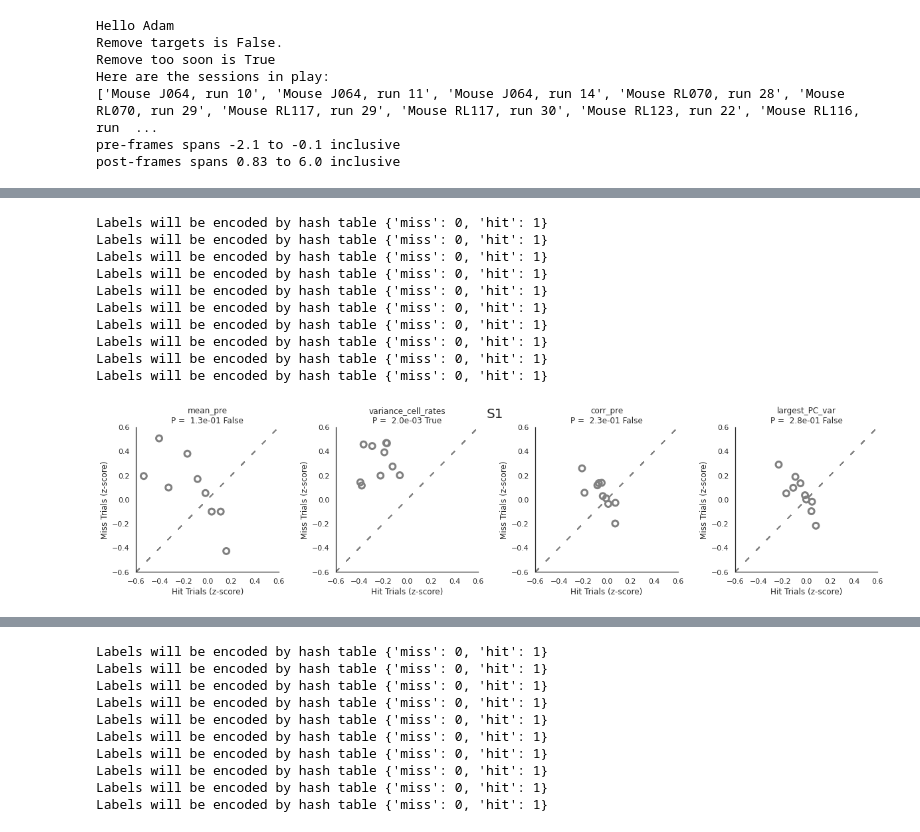
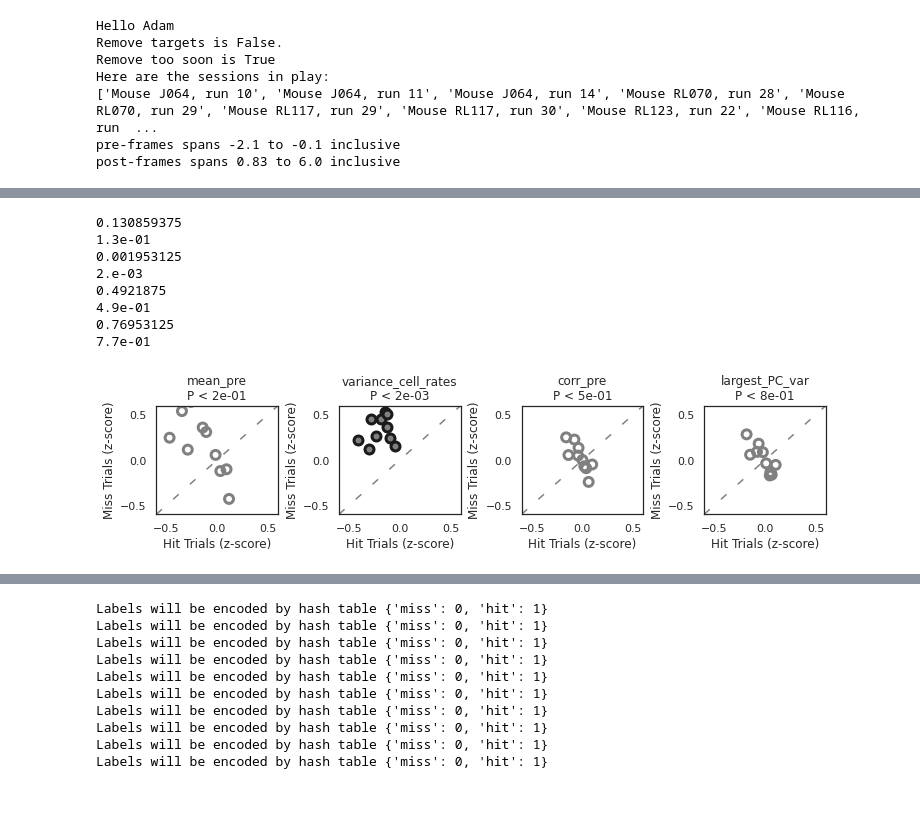
Before and after one commit to Packer-Lab/popping-off, a Jupyter notebook: notebooks/Paper Figures/Figure4.ipynb, the cells around one changed output, grey strips where cells are left out. Saved outputs shown, nothing was run; the diff lists cells and outputs as text; code cells hidden in the pictures; blank space fills up the shorter version.

```diff
--- a/notebooks/Paper Figures/Figure4.ipynb
+++ b/notebooks/Paper Figures/Figure4.ipynb
@@ -199,60 +129,19 @@ def get_covariates(lm, region, match_tnums=False):
 # %%
-# for region in ['s1', 's2', 'all']:
-for region in ['s1']:
+region = 's1'
 
-    cov_dicts = []
-    for linear_model in pas.linear_models:
-        cov_dicts.append(get_covariates(linear_model, region))
-
-    plt.figure(figsize=(20,4))
-    n_plots = 0
-
-    cov_names = ['mean_pre', 'variance_cell_rates', 'corr_pre', 'largest_PC_var']
-
-    for cov_name in cov_names:
-        n_plots += 1
-        ax = plt.subplot(1,4,n_plots)
-
-        all_hit = []
-        all_miss = []
-
-        for cov_dict in cov_dicts:
-
-            data = stats.zscore(cov_dict[cov_name])
-
-            hit = data[cov_dict['y']==1]
-            miss = data[cov_dict['y']==0]
-
-            plt.scatter(np.mean(hit), np.mean(miss), s=80, facecolors='none', edgecolors='grey',
-                        linewidth=3)
-
-            lims = (-0.6,0.6)
-            plt.xlim(lims)
-            plt.ylim(lims)
-
-            plt.plot(lims, lims, linestyle=(0, (5, 10)), color='grey')
-
-            all_hit.append(np.mean(hit))
-            all_miss.append(np.mean(miss))
-
-            plt.xlabel('Hit Trials (z-score)')
-            plt.ylabel('Miss Trials (z-score)')
-
-        _, p_val = stats.wilcoxon(all_hit, all_miss)
-        plt.title(f'{cov_name}\nP = {p_val: .1e} {p_val<(0.05 / len(cov_names))}')
-    plt.subplots_adjust(wspace=0.4, hspace=0.7)
-    plt.suptitle(region.upper(), fontsize=20)
-
-#     save_figure(f'covarites_sessions_{region}')
+cov_dicts = {}
+for i_lm, linear_model in enumerate(pas.linear_models):
+    cov_dicts[i_lm] = pof.get_covariates(linear_model, region)
-# %% [output]
-Labels will be encoded by hash table {'miss': 0, 'hit': 1}
-Labels will be encoded by hash table {'miss': 0, 'hit': 1}
-Labels will be encoded by hash table {'miss': 0, 'hit': 1}
-Labels will be encoded by hash table {'miss': 0, 'hit': 1}
-Labels will be encoded by hash table {'miss': 0, 'hit': 1}
-Labels will be encoded by hash table {'miss': 0, 'hit': 1}
-Labels will be encoded by hash table {'miss': 0, 'hit': 1}
-Labels will be encoded by hash table {'miss': 0, 'hit': 1}
-Labels will be encoded by hash table {'miss': 0, 'hit': 1}
-Labels will be encoded by hash table {'miss': 0, 'hit': 1}
-[figure, removed]
+# %%
+pop.scatter_plots_covariates(cov_dicts=cov_dicts)
+# pop.two_digit_sci_not(0.00112)
+# %% [output]
+0.130859375
+1.3e-01
+0.001953125
+2.e-03
+0.4921875
+4.9e-01
+0.76953125
+7.7e-01
+[figure, added]
```
Also changed, not shown: parts of 11 cells of this notebook, 4 other files.
